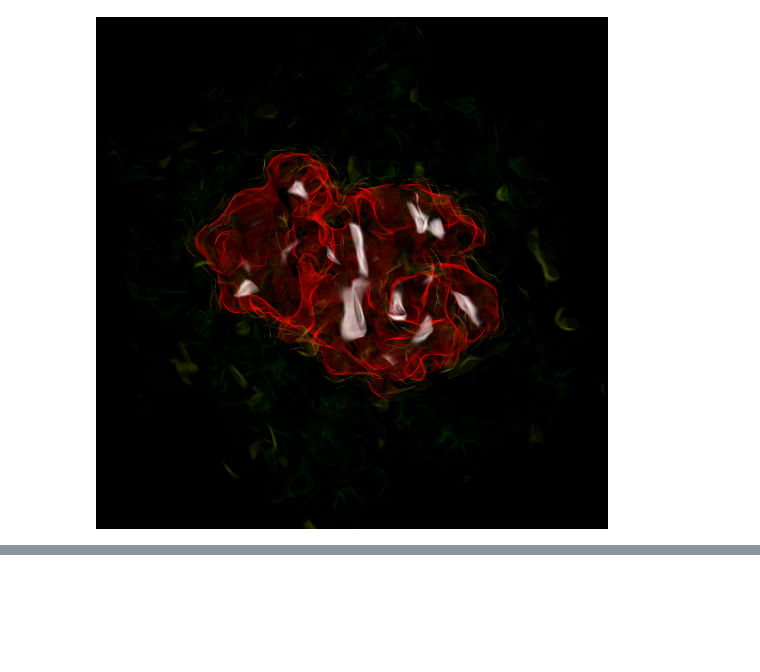
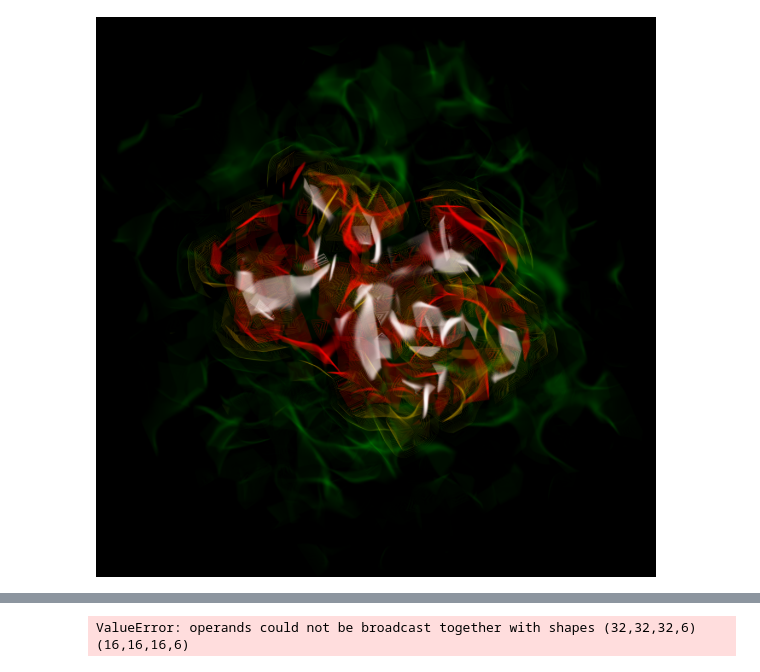
Before and after one commit to daenuprobst/minf, a Jupyter notebook: notebooks/reconstruction.ipynb, the cells around one changed output, grey strips where cells are left out. Drawn from its saved outputs; the diff is of its cells as text; code cells hidden in the pictures; blank space fills up the shorter version.

Commit message:
Added superrest script

```diff
--- a/notebooks/reconstruction.ipynb
+++ b/notebooks/reconstruction.ipynb
@@ -78,3 +61,6 @@ decoder = Decoder(
 decoder.cuda()
 
 optim = torch.optim.Adam(lr=1e-4, params=decoder.parameters())
+
+decoder.load_state_dict(torch.load("../models/reconstruction_model_better.pt", weights_only=True))
+decoder.cuda()
@@ -118,5 +109,24 @@ yt : [INFO     ] 2025-02-09 18:09:33,264 Creating transfer function
+# %%
+def calculate_psnr(original, compressed):
+    original = original.astype(np.float32)
+    compressed = compressed.astype(np.float32)
+
+    mse = np.mean((original - compressed) ** 2)
+    if mse == 0:
+        return float('inf')
+    max_pixel = 255.0
+    psnr = 20 * np.log10(max_pixel / np.sqrt(mse))
+    return psnr
 # %%
-reconstructed = decoder.predict(decoder.latents[0].cuda())
+
+superres = [16, 16, 16, 6]
+coords = get_grid(superres).cuda()
+
+reconstructed = decoder(None, latent_idx=0, coords=coords, output_shape=superres)
+#reconstructed = decoder.predict(decoder.latents[0].cuda())
 reconstructed = reconstructed.cpu().detach().squeeze(-1)
-plot_field(reconstructed[:, :, :, 5], cam_rotate=rot).show()
+plot_field(reconstructed[:, :, :, 5], cam_rotate=rot, resolution=1024).show()
+plot_field(reconstructed[:, :, :, 2], cam_rotate=rot, resolution=1024).save("ligand.png")
+
+calculate_psnr(vector_field.cpu().detach().numpy(), reconstructed.numpy())
 # %% [output]
@@ -133 +143 @@ yt : [INFO     ] 2025-02-09 18:59:43,617 Calculating data bounds. This may take
-[figure, old version]
+[figure, new version]
@@ -133,0 +156 @@ yt : [INFO     ] 2025-02-09 18:59:43,617 Calculating data bounds. This may take
+ValueError: operands could not be broadcast together with shapes (32,32,32,6) (16,16,16,6)
```
Also changed, not shown: parts of 6 cells of this notebook, 24 other files.
